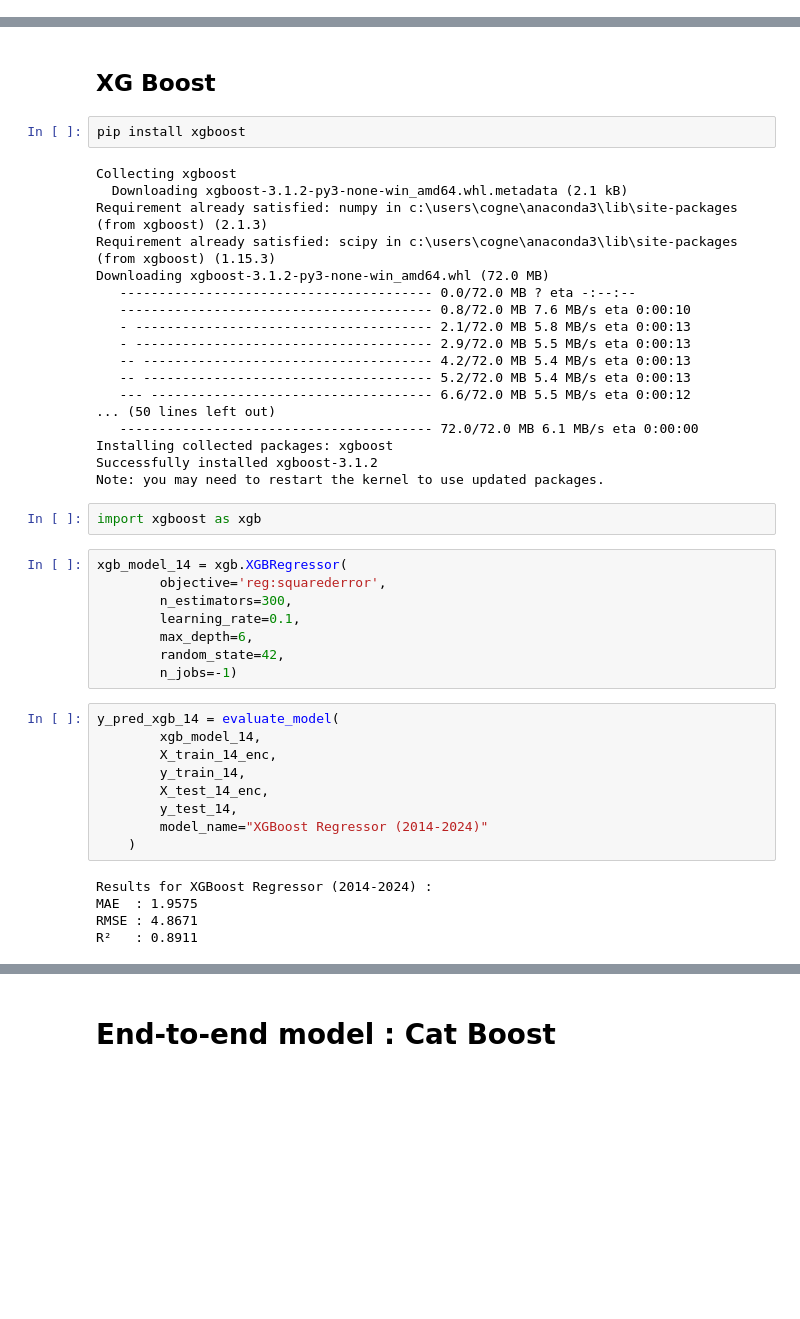
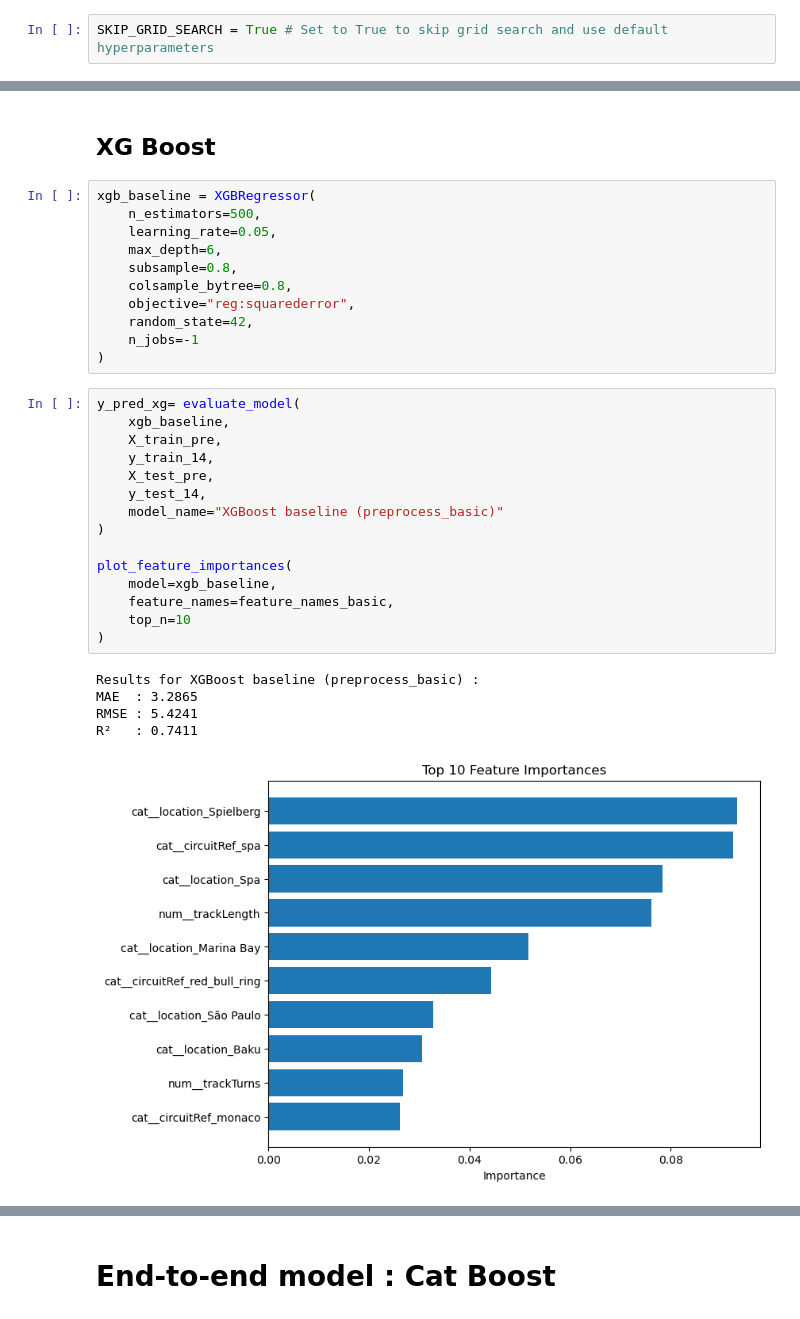
Before and after one commit to EmilieChtr/F1_notebook_project, a Jupyter notebook: pred_notebook.ipynb, the cells around one changed output, grey strips where cells are left out. Drawn from its saved outputs; the diff is of its cells as text; blank space fills up the shorter version.

```diff
--- a/pred_notebook.ipynb
+++ b/pred_notebook.ipynb
@@ -45,6 +75,8 @@ from sklearn.metrics import mean_absolute_error, mean_squared_error, r2_score
 
 import matplotlib.pyplot as plt
 import seaborn as sns
+# %%
+SKIP_GRID_SEARCH = True # Set to True to skip grid search and use default hyperparameters
 # %% [markdown]
 #  Some common code and functions for all models:
 # %%
@@ -456,46 +573,34 @@ Overall, the results indicate that narrowing the temporal scope to a technical e
 # %% [markdown]
 ## XG Boost
-# %%
-pip install xgboost
-# %% [output]
-Collecting xgboost
-  Downloading xgboost-3.1.2-py3-none-win_amd64.whl.metadata (2.1 kB)
-Requirement already satisfied: numpy in c:\users\cogne\anaconda3\lib\site-packages (from xgboost) (2.1.3)
-Requirement already satisfied: scipy in c:\users\cogne\anaconda3\lib\site-packages (from xgboost) (1.15.3)
-Downloading xgboost-3.1.2-py3-none-win_amd64.whl (72.0 MB)
-   ---------------------------------------- 0.0/72.0 MB ? eta -:--:--
-   ---------------------------------------- 0.8/72.0 MB 7.6 MB/s eta 0:00:10
-   - -------------------------------------- 2.1/72.0 MB 5.8 MB/s eta 0:00:13
-   - -------------------------------------- 2.9/72.0 MB 5.5 MB/s eta 0:00:13
-   -- ------------------------------------- 4.2/72.0 MB 5.4 MB/s eta 0:00:13
-   -- ------------------------------------- 5.2/72.0 MB 5.4 MB/s eta 0:00:13
-   --- ------------------------------------ 6.6/72.0 MB 5.5 MB/s eta 0:00:12
-... (50 lines left out)
-   ---------------------------------------- 72.0/72.0 MB 6.1 MB/s eta 0:00:00
-Installing collected packages: xgboost
-Successfully installed xgboost-3.1.2
-Note: you may need to restart the kernel to use updated packages.
-# %%
-import xgboost as xgb
 # %%
-xgb_model_14 = xgb.XGBRegressor(
-        objective='reg:squarederror',
-        n_estimators=300,
-        learning_rate=0.1,
-        max_depth=6,
-        random_state=42,
-        n_jobs=-1)
+xgb_baseline = XGBRegressor(
+    n_estimators=500,
+    learning_rate=0.05,
+    max_depth=6,
+    subsample=0.8,
+    colsample_bytree=0.8,
+    objective="reg:squarederror",
+    random_state=42,
+    n_jobs=-1
+)
-# %%
-y_pred_xgb_14 = evaluate_model(
-        xgb_model_14,
-        X_train_14_enc,
-        y_train_14,
-        X_test_14_enc,
-        y_test_14,
-        model_name="XGBoost Regressor (2014-2024)"
-    )
-# %% [output]
-Results for XGBoost Regressor (2014-2024) :
-MAE  : 1.9575
-RMSE : 4.8671
-R²   : 0.8911
+# %%
+y_pred_xg= evaluate_model(
+    xgb_baseline,
+    X_train_pre,
+    y_train_14,
+    X_test_pre,
+    y_test_14,
+    model_name="XGBoost baseline (preprocess_basic)"
+)
+
+plot_feature_importances(
+    model=xgb_baseline,
+    feature_names=feature_names_basic,
+    top_n=10
+)
+# %% [output]
+Results for XGBoost baseline (preprocess_basic) :
+MAE  : 3.2865
+RMSE : 5.4241
+R²   : 0.7411
+[figure, added]
```
Also changed, not shown: parts of 43 cells of this notebook.
